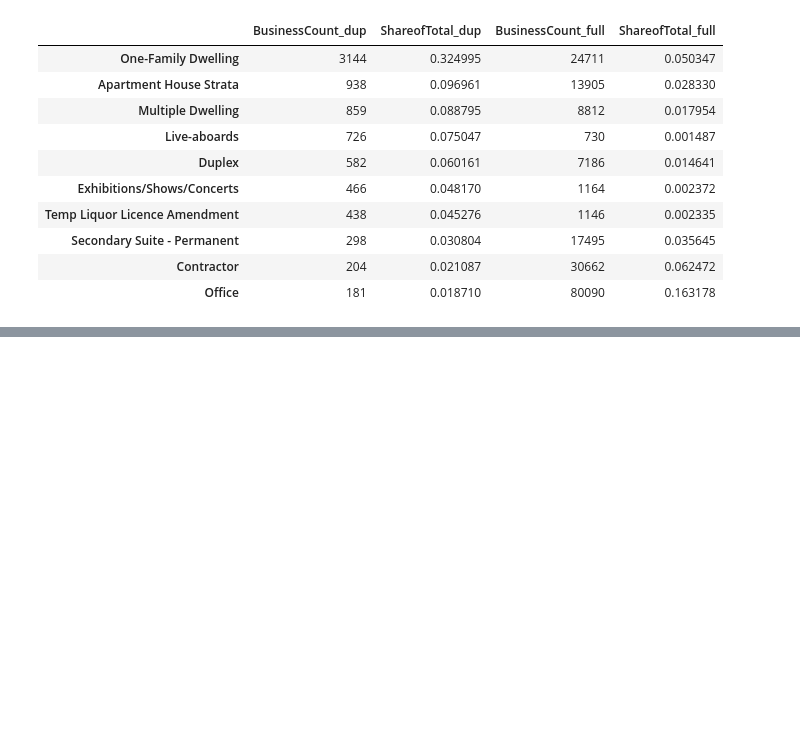
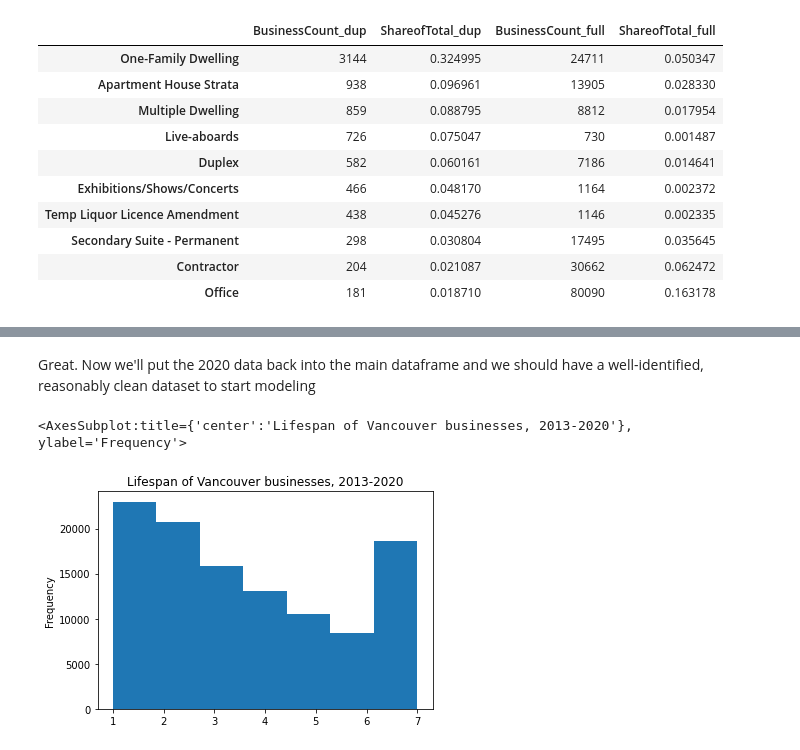
Before and after one commit to colinspear/business-licenses, a Jupyter notebook: notebooks/cleanup.ipynb, the cells around one changed output, grey strips where cells are left out. Drawn from its saved outputs; the diff is of its cells as text; code cells hidden in the pictures; blank space fills up the shorter version.

Commit message:
push to git with completed cleanup notebook

```diff
--- a/notebooks/cleanup.ipynb
+++ b/notebooks/cleanup.ipynb
@@ -401,0 +314,2 @@ df['LicenceNumber'].duplicated().sum()
+# %%
+df = df.loc[~df['id'].isin(anomalies['id'])]
@@ -401,0 +356,5 @@ df['LicenceNumber'].duplicated().sum()
+# %%
+df20 = df.loc[df['FOLDERYEAR']==20]
+df = df.loc[df['FOLDERYEAR']!=20]
+# %%
+df20.loc[df20['Status'].isin(['Gone Out of Business', 'Cancelled', 'Inactive']), 'new_status'] = 'GOB'
@@ -401,0 +373,9 @@ df['LicenceNumber'].duplicated().sum()
+# %% [markdown]
+Great. Now we'll put the 2020 data back into the main dataframe and we should have a well-identified, reasonably clean dataset to start modeling
+# %%
+df = df.append(df20, verify_integrity=True)
+# %%
+df.groupby('id')['lifespan'].mean().plot.hist(bins=7, title='Lifespan of Vancouver businesses, 2013-2020')
+# %% [output]
+<AxesSubplot:title={'center':'Lifespan of Vancouver businesses, 2013-2020'}, ylabel='Frequency'>
+[figure, added]
```
Also changed, not shown: parts of 44 cells of this notebook, 2 other files.
